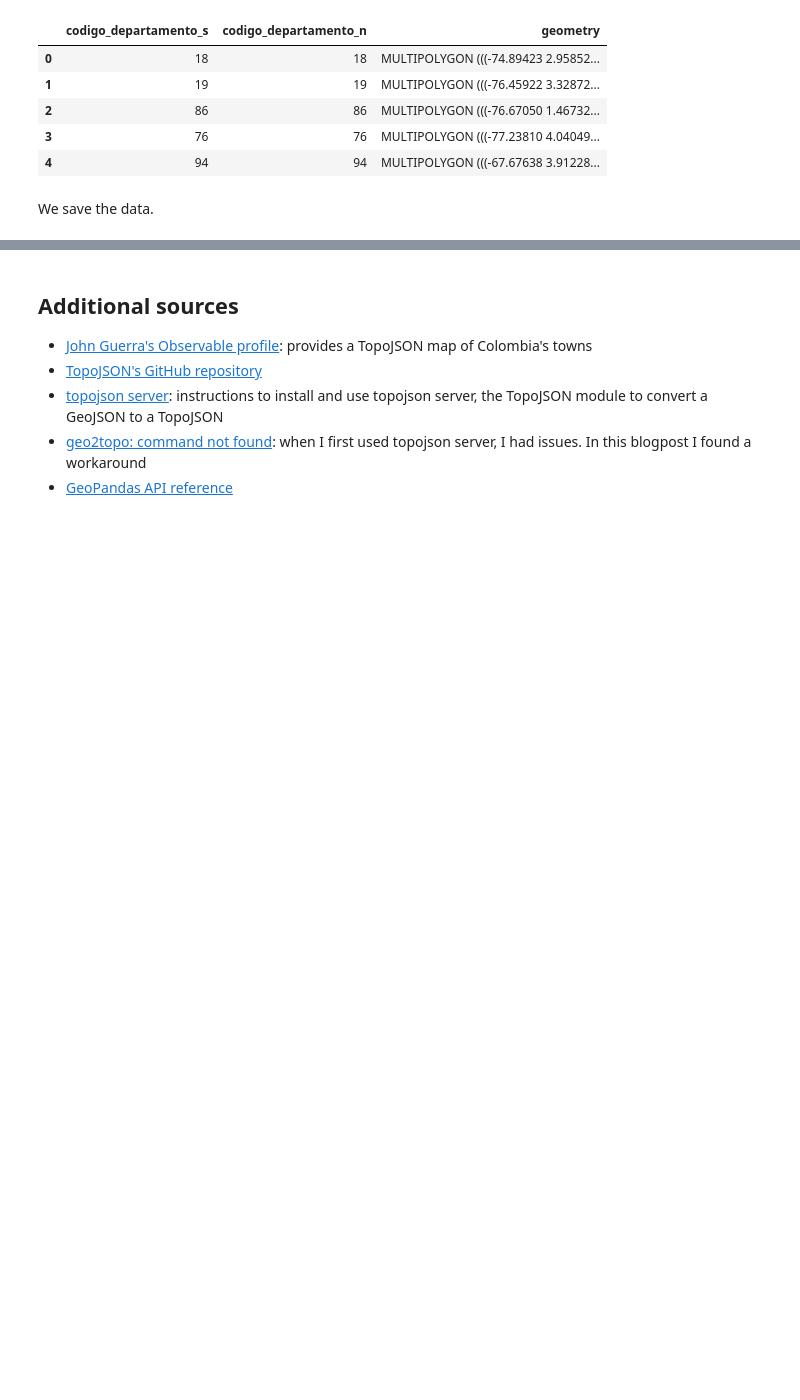
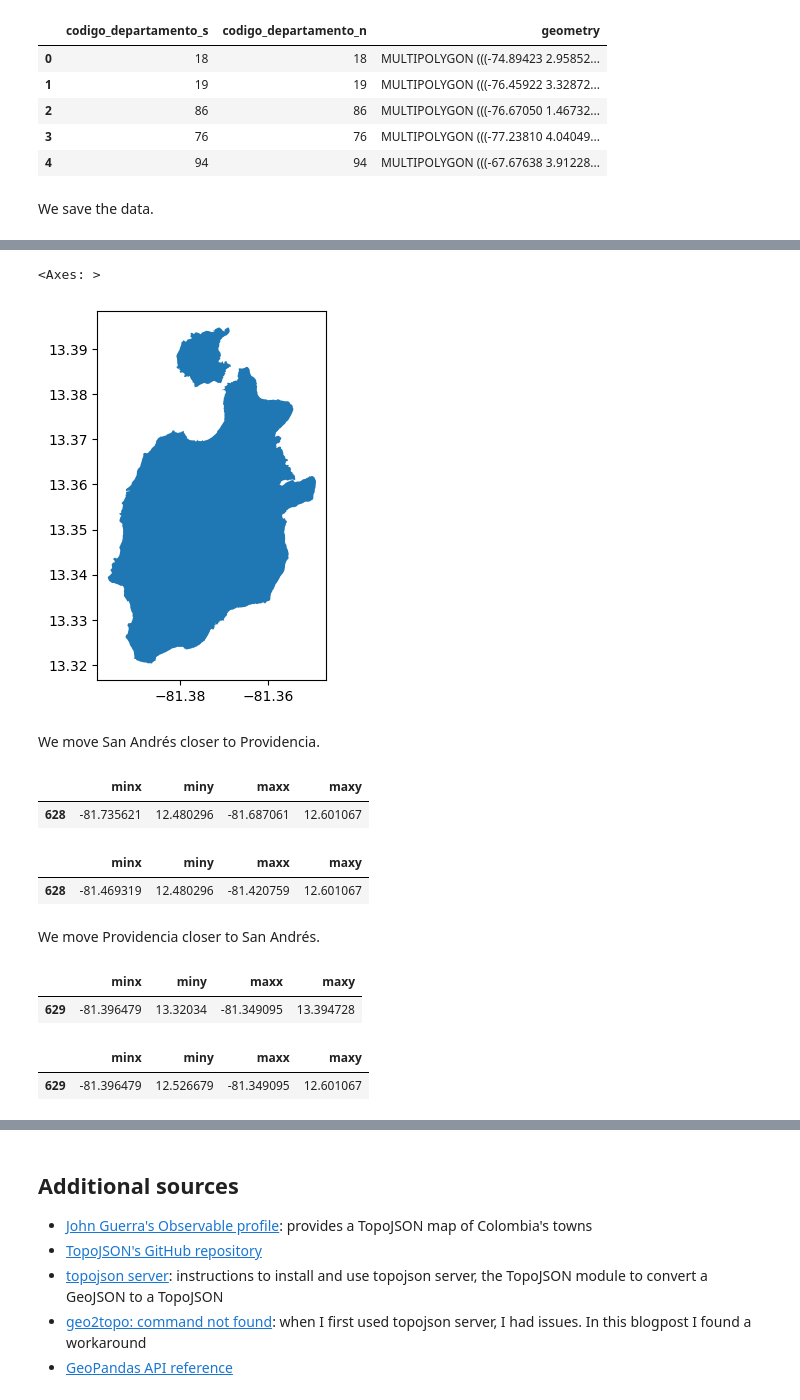
Before and after one commit to jacasta2/colombian_map, a Jupyter notebook: new_topojson_map/create_map.ipynb, the cells around one changed output, grey strips where cells are left out. Cells and saved outputs as stored; diff of their text form; code cells hidden in the pictures; blank space fills up the shorter version.

```diff
--- a/new_topojson_map/create_map.ipynb
+++ b/new_topojson_map/create_map.ipynb
@@ -464,0 +539,45 @@ Below there's a screenshot of how the TopoJSON map looks like in a Power BI dash
+# %%
+data4.loc[data4.index == 629, 'geometry'].plot()
+# %% [output]
+<Axes: >
+[figure, added]
+# %% [markdown]
+We move San Andrés closer to Providencia.
+# %%
+data4.loc[data4.index == 628, 'geometry'].bounds
+# %% [output]
+|  | minx | miny | maxx | maxy |
+| 628 | -81.735621 | 12.480296 | -81.687061 | 12.601067 |
+# %%
+space = (data4.loc[data4.index == 628, 'geometry'].bounds['minx']*-1) - \
+        (data4.loc[data4.index == 628, 'geometry'].bounds['maxx']*-1)
+
+san_andres_x = data4.loc[data4.index == 628, 'geometry'].bounds['minx']
+ref_x = data4.loc[data4.index == 629, 'geometry'].bounds['minx']
+
+x_offset = (san_andres_x.values[0] - ref_x.values[0])*-1 - space*1.5
+x_offset = x_offset.values[0]
+
+data4.loc[data4.index == 628, 'geometry'] = data4.loc[data4.index == 628, 'geometry'].translate(xoff = x_offset)
+data4.loc[data4.index == 628, 'geometry'].bounds
+# %% [output]
+|  | minx | miny | maxx | maxy |
+| 628 | -81.469319 | 12.480296 | -81.420759 | 12.601067 |
+# %% [markdown]
+We move Providencia closer to San Andrés.
+# %%
+data4.loc[data4.index == 629, 'geometry'].bounds
+# %% [output]
+|  | minx | miny | maxx | maxy |
+| 629 | -81.396479 | 13.32034 | -81.349095 | 13.394728 |
+# %%
+santa_catalina_y = data4.loc[data4.index == 629, 'geometry'].bounds['maxy']
+ref_y = data4.loc[data4.index == 628, 'geometry'].bounds['maxy']
+
+y_offset = (santa_catalina_y.values[0] - ref_y.values[0])*-1
+
+data4.loc[data4.index == 629, 'geometry'] = data4.loc[data4.index == 629, 'geometry'].translate(yoff = y_offset)
+data4.loc[data4.index == 629, 'geometry'].bounds
+# %% [output]
+|  | minx | miny | maxx | maxy |
+| 629 | -81.396479 | 12.526679 | -81.349095 | 12.601067 |
```
Also changed, not shown: parts of 68 cells of this notebook, 3 other files.
